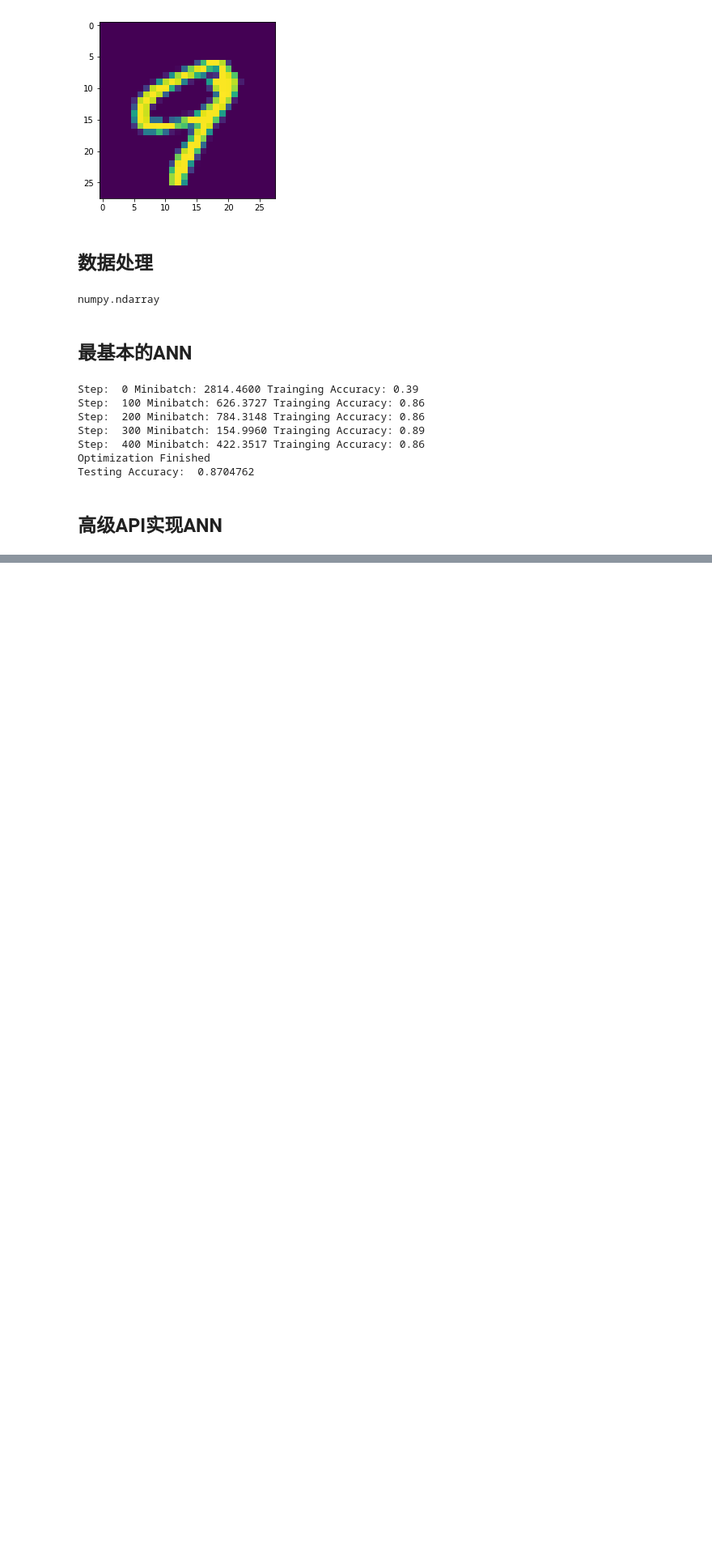
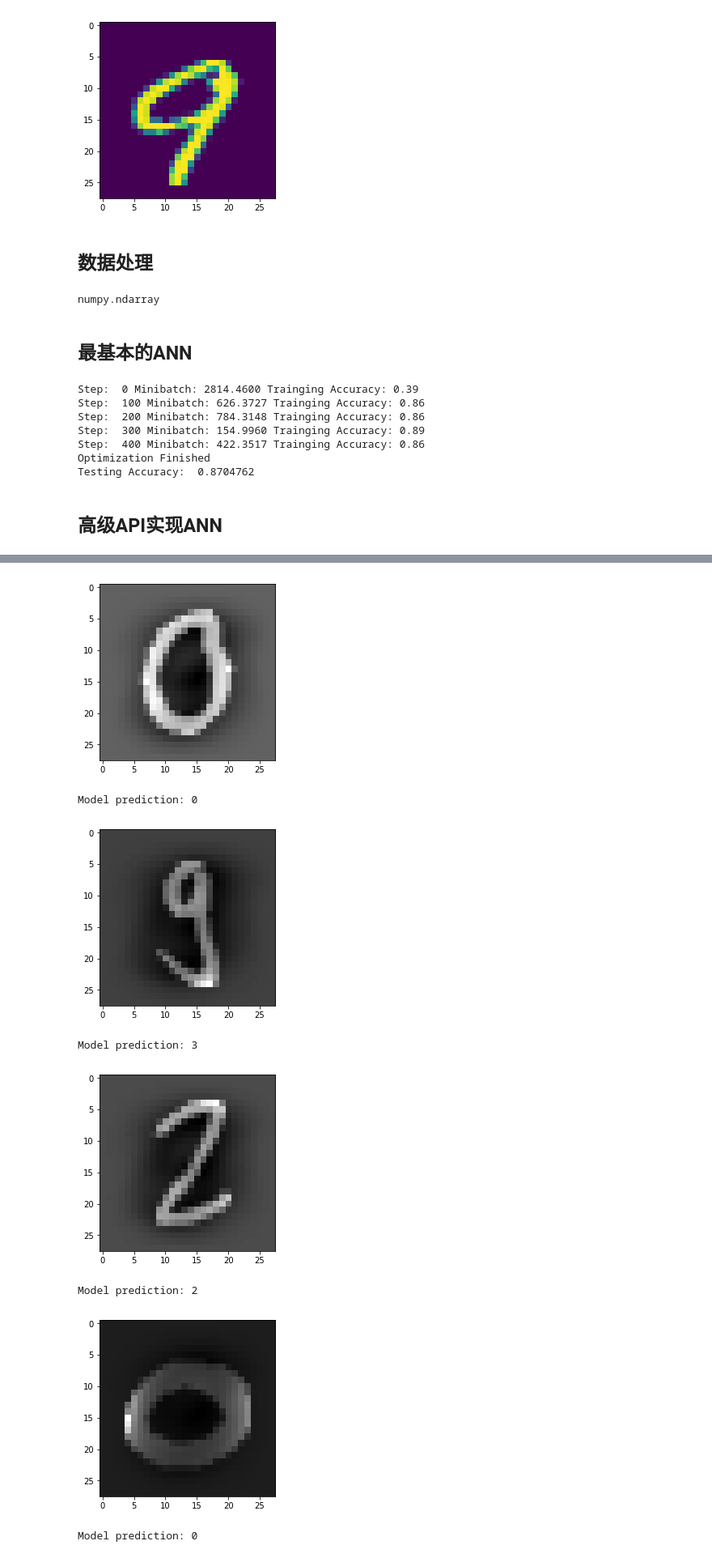
Before and after one commit to yunshuipiao/sw-kaggle, a Jupyter notebook: digit_recognizer/07-ann-cnn-rnn.ipynb, the cells around one changed output, grey strips where cells are left out. Shown at 81% size. Saved outputs shown, nothing was run; the diff lists cells and outputs as text; code cells hidden in the pictures; blank space fills up the shorter version.

```diff
--- a/digit_recognizer/07-ann-cnn-rnn.ipynb
+++ b/digit_recognizer/07-ann-cnn-rnn.ipynb
@@ -189,0 +194,9 @@ Testing Accuracy:  0.8704762
+# %%
+# 定义网络结构和输出
+def neural_net(x):
+    # 包含300个隐藏神经元的全连接层
+    layer_1 = tf.layers.dense(x, n_hidden_1)
+    # 包含100个隐藏神经元的全连接层
+    layer_2 = tf.layers.dense(layer_1, n_hidden_2)
+    out_layer = tf.layers.dense(layer_2, num_class)
+    return out_layer
@@ -189,0 +233,2 @@ Testing Accuracy:  0.8704762
+# %%
+model = tf.estimator.Estimator(model_fn)
@@ -189,0 +239,2 @@ Testing Accuracy:  0.8704762
+# %%
+model.train(input_fn, steps=1000)
@@ -189,0 +275,7 @@ Testing Accuracy:  0.8704762
+# %%
+# 执行预测
+n_images = 4
+test_images = X_test[100:100 + n_images]
+input_fn = tf.estimator.inputs.numpy_input_fn(x=test_images,
+                                             shuffle=False)
+preds = list(model.predict(input_fn))
@@ -189,0 +293,15 @@ Testing Accuracy:  0.8704762
+# %%
+# Display
+for i in range(n_images):
+    plt.imshow(np.reshape(test_images[i], [28, 28]), cmap='gray')
+    plt.show()
+    print("Model prediction:", preds[i])
+# %% [output]
+[figure, added]
+Model prediction: 0
+[figure, added]
+Model prediction: 3
+[figure, added]
+Model prediction: 2
+[figure, added]
+Model prediction: 0
```
Also changed, not shown: parts of 7 cells of this notebook.
